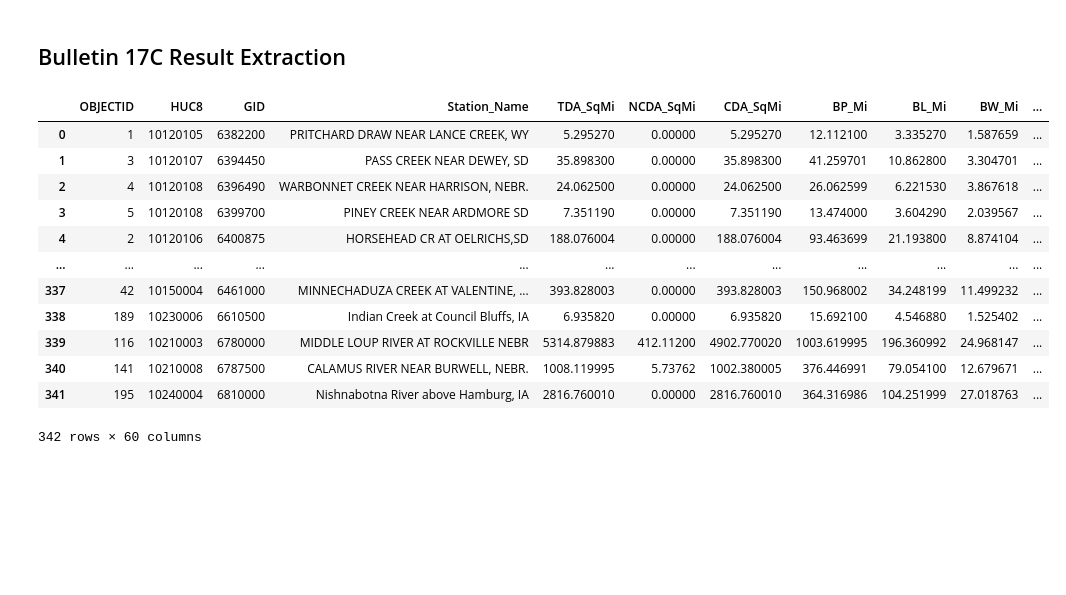
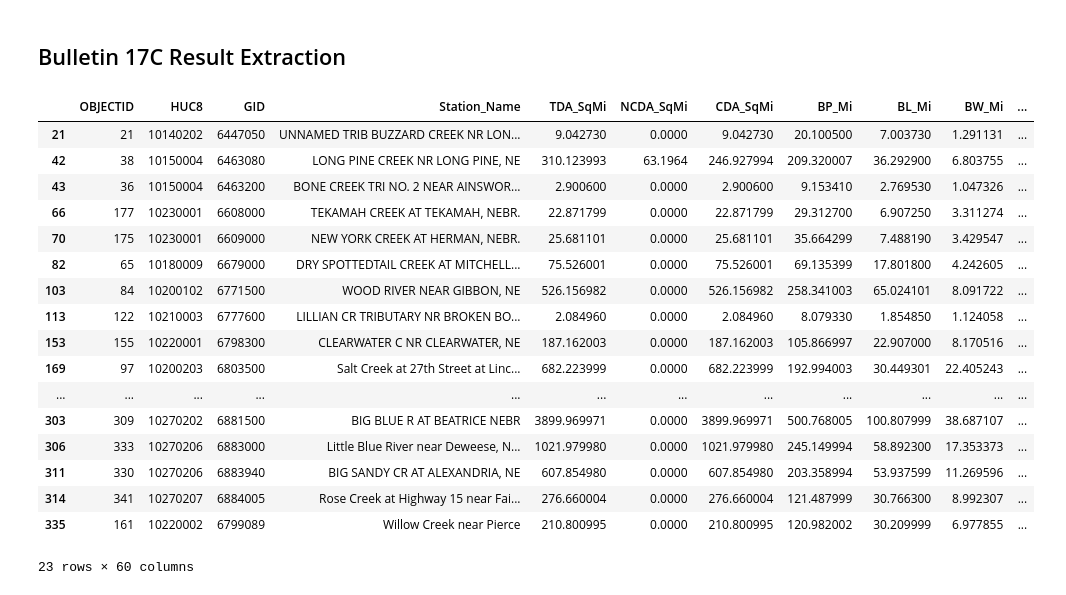
Before and after one commit to csmithud/flow-regression-analysis, a Jupyter notebook: notebooks/data_assimilation.ipynb, the cells around one changed output. Drawn from its saved outputs; the diff is of its cells as text; code cells hidden in the pictures; blank space fills up the shorter version.

Commit message:
updated to find more gage data and handle nodata from the 17C analysis outputs

```diff
--- a/notebooks/data_assimilation.ipynb
+++ b/notebooks/data_assimilation.ipynb
@@ -20,22 +17,28 @@ rpts = glob.glob(str(inputs)+'/**/*.rpt', recursive=True)
 # %%
+rpts_folder = inputs/'rpts'
 #assign link to gage record
-gage_table['17C_link_rpt'] = gage_table['GID'].apply(lambda x: find_rpt_link(x,rpts))
+gage_table['17C_link_rpt'] = gage_table['GID'].apply(lambda x: find_rpt_link(x,rpts_folder))
 # %%
-gage_table
+gage_table.loc[gage_table['17C_link_rpt'].isnull() == True]
 # %% [output]
 |  | OBJECTID | HUC8 | GID | Station_Name | TDA_SqMi | NCDA_SqMi | CDA_SqMi | BP_Mi | BL_Mi | BW_Mi | ... |
-| 0 | 1 | 10120105 | 6382200 | PRITCHARD DRAW NEAR LANCE CREEK, WY | 5.295270 | 0.00000 | 5.295270 | 12.112100 | 3.335270 | 1.587659 | ... |
-| 1 | 3 | 10120107 | 6394450 | PASS CREEK NEAR DEWEY, SD | 35.898300 | 0.00000 | 35.898300 | 41.259701 | 10.862800 | 3.304701 | ... |
-| 2 | 4 | 10120108 | 6396490 | WARBONNET CREEK NEAR HARRISON, NEBR. | 24.062500 | 0.00000 | 24.062500 | 26.062599 | 6.221530 | 3.867618 | ... |
-| 3 | 5 | 10120108 | 6399700 | PINEY CREEK NEAR ARDMORE SD | 7.351190 | 0.00000 | 7.351190 | 13.474000 | 3.604290 | 2.039567 | ... |
-| 4 | 2 | 10120106 | 6400875 | HORSEHEAD CR AT OELRICHS,SD | 188.076004 | 0.00000 | 188.076004 | 93.463699 | 21.193800 | 8.874104 | ... |
+| 21 | 21 | 10140202 | 6447050 | UNNAMED TRIB BUZZARD CREEK NR LON... | 9.042730 | 0.0000 | 9.042730 | 20.100500 | 7.003730 | 1.291131 | ... |
+| 42 | 38 | 10150004 | 6463080 | LONG PINE CREEK NR LONG PINE, NE | 310.123993 | 63.1964 | 246.927994 | 209.320007 | 36.292900 | 6.803755 | ... |
+| 43 | 36 | 10150004 | 6463200 | BONE CREEK TRI NO. 2 NEAR AINSWOR... | 2.900600 | 0.0000 | 2.900600 | 9.153410 | 2.769530 | 1.047326 | ... |
+| 66 | 177 | 10230001 | 6608000 | TEKAMAH CREEK AT TEKAMAH, NEBR. | 22.871799 | 0.0000 | 22.871799 | 29.312700 | 6.907250 | 3.311274 | ... |
+| 70 | 175 | 10230001 | 6609000 | NEW YORK CREEK AT HERMAN, NEBR. | 25.681101 | 0.0000 | 25.681101 | 35.664299 | 7.488190 | 3.429547 | ... |
+| 82 | 65 | 10180009 | 6679000 | DRY SPOTTEDTAIL CREEK AT MITCHELL... | 75.526001 | 0.0000 | 75.526001 | 69.135399 | 17.801800 | 4.242605 | ... |
+| 103 | 84 | 10200102 | 6771500 | WOOD RIVER NEAR GIBBON, NE | 526.156982 | 0.0000 | 526.156982 | 258.341003 | 65.024101 | 8.091722 | ... |
+| 113 | 122 | 10210003 | 6777600 | LILLIAN CR TRIBUTARY NR BROKEN BO... | 2.084960 | 0.0000 | 2.084960 | 8.079330 | 1.854850 | 1.124058 | ... |
+| 153 | 155 | 10220001 | 6798300 | CLEARWATER C NR CLEARWATER, NE | 187.162003 | 0.0000 | 187.162003 | 105.866997 | 22.907000 | 8.170516 | ... |
+| 169 | 97 | 10200203 | 6803500 | Salt Creek at 27th Street at Linc... | 682.223999 | 0.0000 | 682.223999 | 192.994003 | 30.449301 | 22.405243 | ... |
 | ... | ... | ... | ... | ... | ... | ... | ... | ... | ... | ... | ... |
-| 337 | 42 | 10150004 | 6461000 | MINNECHADUZA CREEK AT VALENTINE, ... | 393.828003 | 0.00000 | 393.828003 | 150.968002 | 34.248199 | 11.499232 | ... |
-| 338 | 189 | 10230006 | 6610500 | Indian Creek at Council Bluffs, IA | 6.935820 | 0.00000 | 6.935820 | 15.692100 | 4.546880 | 1.525402 | ... |
-| 339 | 116 | 10210003 | 6780000 | MIDDLE LOUP RIVER AT ROCKVILLE NEBR | 5314.879883 | 412.11200 | 4902.770020 | 1003.619995 | 196.360992 | 24.968147 | ... |
-| 340 | 141 | 10210008 | 6787500 | CALAMUS RIVER NEAR BURWELL, NEBR. | 1008.119995 | 5.73762 | 1002.380005 | 376.446991 | 79.054100 | 12.679671 | ... |
-| 341 | 195 | 10240004 | 6810000 | Nishnabotna River above Hamburg, IA | 2816.760010 | 0.00000 | 2816.760010 | 364.316986 | 104.251999 | 27.018763 | ... |
+| 303 | 309 | 10270202 | 6881500 | BIG BLUE R AT BEATRICE NEBR | 3899.969971 | 0.0000 | 3899.969971 | 500.768005 | 100.807999 | 38.687107 | ... |
+| 306 | 333 | 10270206 | 6883000 | Little Blue River near Deweese, N... | 1021.979980 | 0.0000 | 1021.979980 | 245.149994 | 58.892300 | 17.353373 | ... |
+| 311 | 330 | 10270206 | 6883940 | BIG SANDY CR AT ALEXANDRIA, NE | 607.854980 | 0.0000 | 607.854980 | 203.358994 | 53.937599 | 11.269596 | ... |
+| 314 | 341 | 10270207 | 6884005 | Rose Creek at Highway 15 near Fai... | 276.660004 | 0.0000 | 276.660004 | 121.487999 | 30.766300 | 8.992307 | ... |
+| 335 | 161 | 10220002 | 6799089 | Willow Creek near Pierce | 210.800995 | 0.0000 | 210.800995 | 120.982002 | 30.209999 | 6.977855 | ... |
-342 rows × 60 columns
+23 rows × 60 columns
 # %%
 gage_table.apply(lambda x: rpt_to_parquet(x['17C_link_rpt'],x['GID'],outputs/'17c'),axis = 1)
 # %% [output]
```
Also changed, not shown: parts of 3 cells of this notebook, 2 other files.
